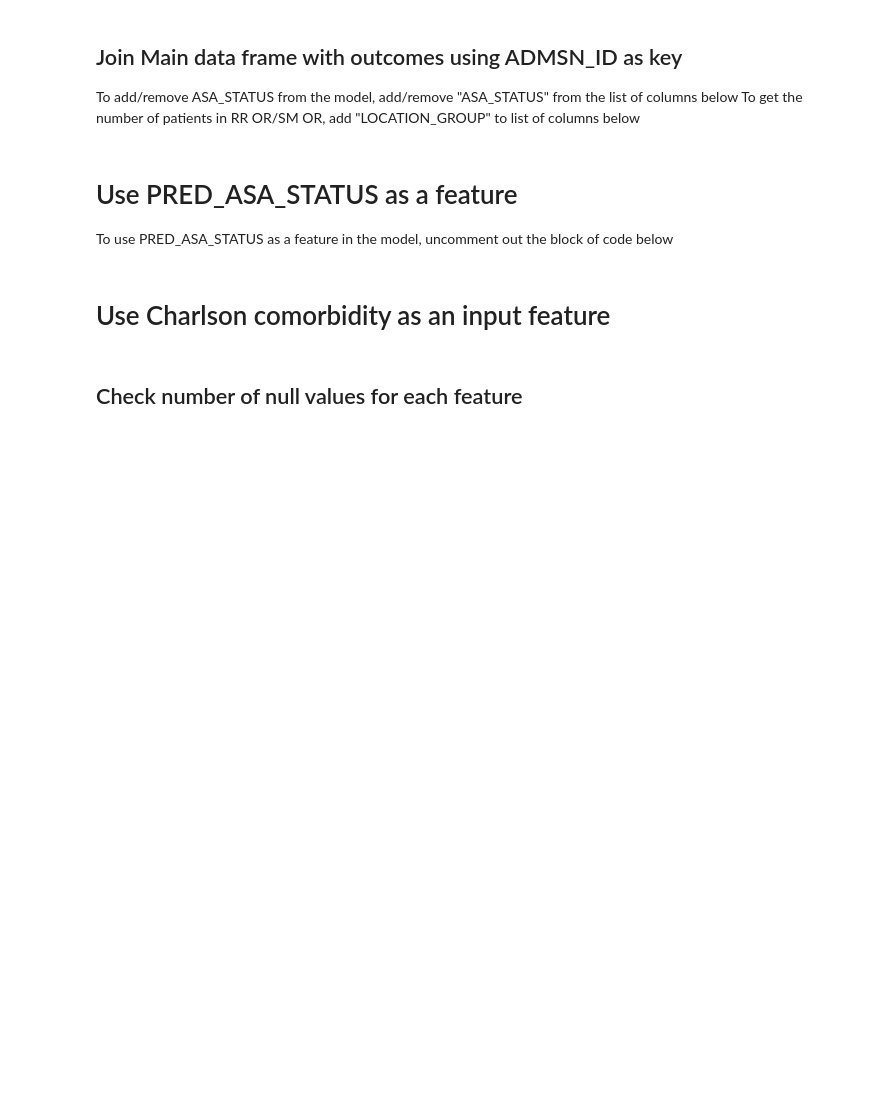
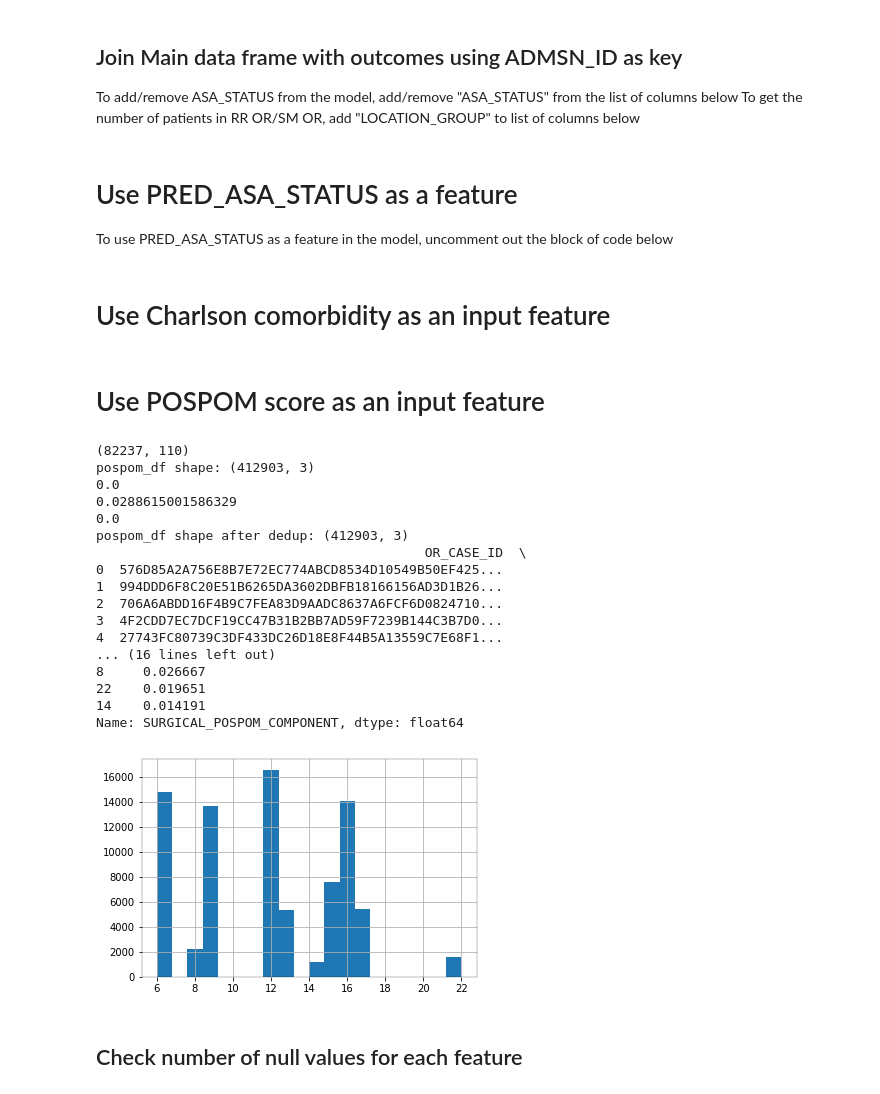
Before and after one commit to brianhill11/PreopMortalityPrediction, a Jupyter notebook: EHR_main.ipynb, the cells around one changed output. Drawn from its saved outputs; the diff is of its cells as text; code cells hidden in the pictures; blank space fills up the shorter version.

```diff
--- a/EHR_main.ipynb
+++ b/EHR_main.ipynb
@@ -72,12 +75,14 @@ ccs_icd_mapping_f="/home/blhill/external_data/ccs_dx_icd10cm_2018_1.csv"
 # main_filtered_working_f = "Main_Data_filtered.working.txt"
 asa_predictions_f = "paper/asa_imp/ASA_predictions_noTime.txt"
 comorbid_f = "charlson_quan_comorbid.txt"
+pospom_f = "/opt/genomics/workingdir/blhill/POSPOM_scores.txt"
 #main_filtered_f = main_f
-main_filtered_f = "main_Nov21_2017_Feb_13_2018.filtered.main.txt"
+main_filtered_f = "/opt/genomics/workingdir/blhill/main_merged_w_akin_spo2.filtered.main.txt"
+test_or_case_id_f = "/opt/genomics/workingdir/blhill/or_case_id_032018.txt"
 
 # changing the exp_prefix directory below decides which features to load
 # and where to save output files
-exp_prefix = "preop_asa"
+exp_prefix = "pospom"
 dir_to_save_files = os.path.join("paper/", exp_prefix)
 if not os.path.exists(dir_to_save_files):
     os.makedirs(dir_to_save_files)
@@ -163,6 +168,12 @@ print len(df.columns)
 if verbose:
     display(df.iloc[0:20, :])
 
+def get_sha256_hash(x):
+    m = hashlib.sha256()
+    m.update(str(x))
+    return m.hexdigest().upper()
+df["OR_CASE_ID"] = df["OR_CASE_ID"].apply(get_sha256_hash)
+
 # make sure binary columns are set to True/False
 try:
     df.NITRIC_OXIDE = df.NITRIC_OXIDE.astype(bool)
@@ -278,6 +304,7 @@ print len(df.CASE_SRV_NAME_GROUP.unique())
 # outcomes_df.ADMSN_TRACH_YN = outcomes_df.ADMSN_TRACH_YN.apply(lambda x: True if x == 1 else False)
 # outcomes_df.FLOOR_2_ICU_YN = outcomes_df.FLOOR_2_ICU_YN.astype(bool)
 # create new feature AKIN_EVENT, true if MAX_AKIN_STAGE > AKIN_THRESHOLD else false
+df['INPT_DEATH_YN'] = df.INPT_DEATH_YN.astype(bool)
 df['AKIN_EVENT'] = df['MAX_AKIN_STAGE'].apply(lambda val: True if val > AKIN_THRESHOLD else False)
 # display(outcomes_df.describe(include="all"))
 # %% [markdown]
@@ -340,6 +376,62 @@ if exp_prefix == "charlson":
     #df.head(20)
     if verbose:
         df.describe(include="all")
+# %% [markdown]
+# Use POSPOM score as an input feature
+# %%
+if exp_prefix == "pospom":
+    print df.shape
+    pospom_df = pd.read_csv(pospom_f, sep=",", header=0)
+    print "pospom_df shape:", pospom_df.shape
+    pospom_df.drop_duplicates(inplace=True)
+    # add surgical POSPOM score to diagnosis POSPOM score
+    #pospom_df["POSPOM"] = pospom_df["SURGICAL_POSPOM_COMPONENT"] + pospom_df["POSPOM_SCORE"]
+    print(pospom_df["SURGICAL_POSPOM_COMPONENT"].isna().mean())
+    print(pospom_df["POSPOM_SCORE"].isna().mean())
+
+    pospom_df["OR_CASE_ID"] = pospom_df["OR_CASE_ID"].apply(get_sha256_hash)
+
+    pospom_df["POSPOM_SCORE"].fillna(0, inplace=True)
+    print(pospom_df["POSPOM_SCORE"].isna().mean())
+    #pospom_df["POSPOM"] = pospom_df["SURGICAL_POSPOM_COMPONENT"]
+    pospom_df["POSPOM"] = pospom_df["SURGICAL_POSPOM_COMPONENT"] + pospom_df["POSPOM_SCORE"]
+    #pospom_df.drop(["SURGICAL_POSPOM_COMPONENT", "POSPOM_SCORE"], axis=1, inplace=True)
+    pospom_df.drop(["POSPOM_SCORE"], axis=1, inplace=True)
+    #pospom_df.drop_duplicates(subset="ADMSN_ID", keep="first", inplace=True)
+    print "pospom_df shape after dedup:", pospom_df.shape
+    print(pospom_df.head())
+    df = df.merge(pospom_df, on="OR_CASE_ID", how="left")
+    print df.shape
+    df.drop_duplicates(inplace=True)
+    print df.shape
+    print(df["SURGICAL_POSPOM_COMPONENT"].value_counts()/df.shape[0])
+    df["SURGICAL_POSPOM_COMPONENT"].hist(bins=20)
+    #df["POSPOM"].hist(bins=20)
+    plt.show()
+    # df.drop(asa_pred_features_to_drop, axis=1, inplace=True)
+    # print df.shape
+    #df.head(20)
+    if verbose:
+        df.describe(include="all")
+# %% [output]
+(82237, 110)
+pospom_df shape: (412903, 3)
+0.0
+0.0288615001586329
+0.0
+pospom_df shape after dedup: (412903, 3)
+                                          OR_CASE_ID  \
+0  576D85A2A756E8B7E72EC774ABCD8534D10549B50EF425...
+1  994DDD6F8C20E51B6265DA3602DBFB18166156AD3D1B26...
+2  706A6ABDD16F4B9C7FEA83D9AADC8637A6FCF6D0824710...
+3  4F2CDD7EC7DCF19CC47B31B2BB7AD59F7239B144C3B7D0...
+4  27743FC80739C3DF433DC26D18E8F44B5A13559C7E68F1...
+... (16 lines left out)
+8     0.026667
+22    0.019651
+14    0.014191
+Name: SURGICAL_POSPOM_COMPONENT, dtype: float64
+[figure, added]
 # %%
 # # join main data frame with outcomes data
 # df.drop(['INPT_DEATH_YN'], axis=1, inplace=True)
```
Also changed, not shown: parts of 41 cells of this notebook, 2 other files.
